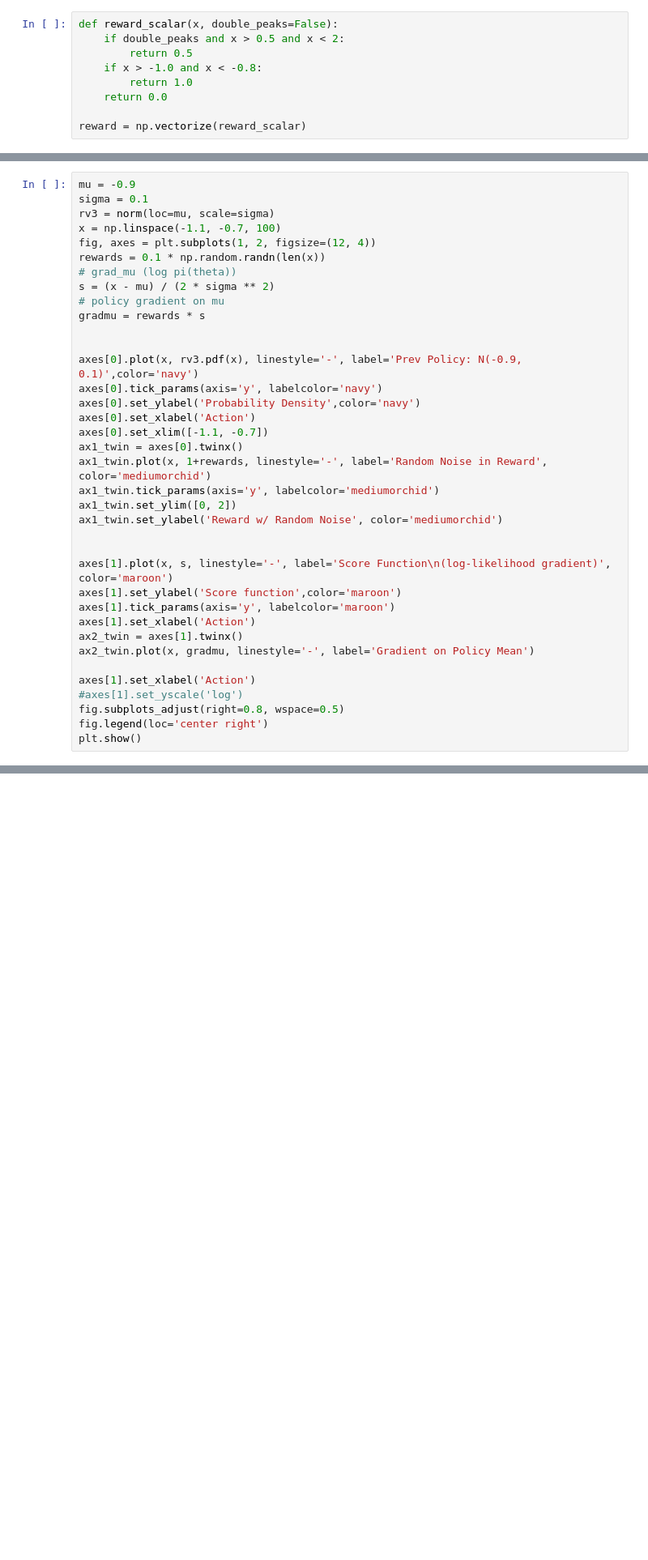
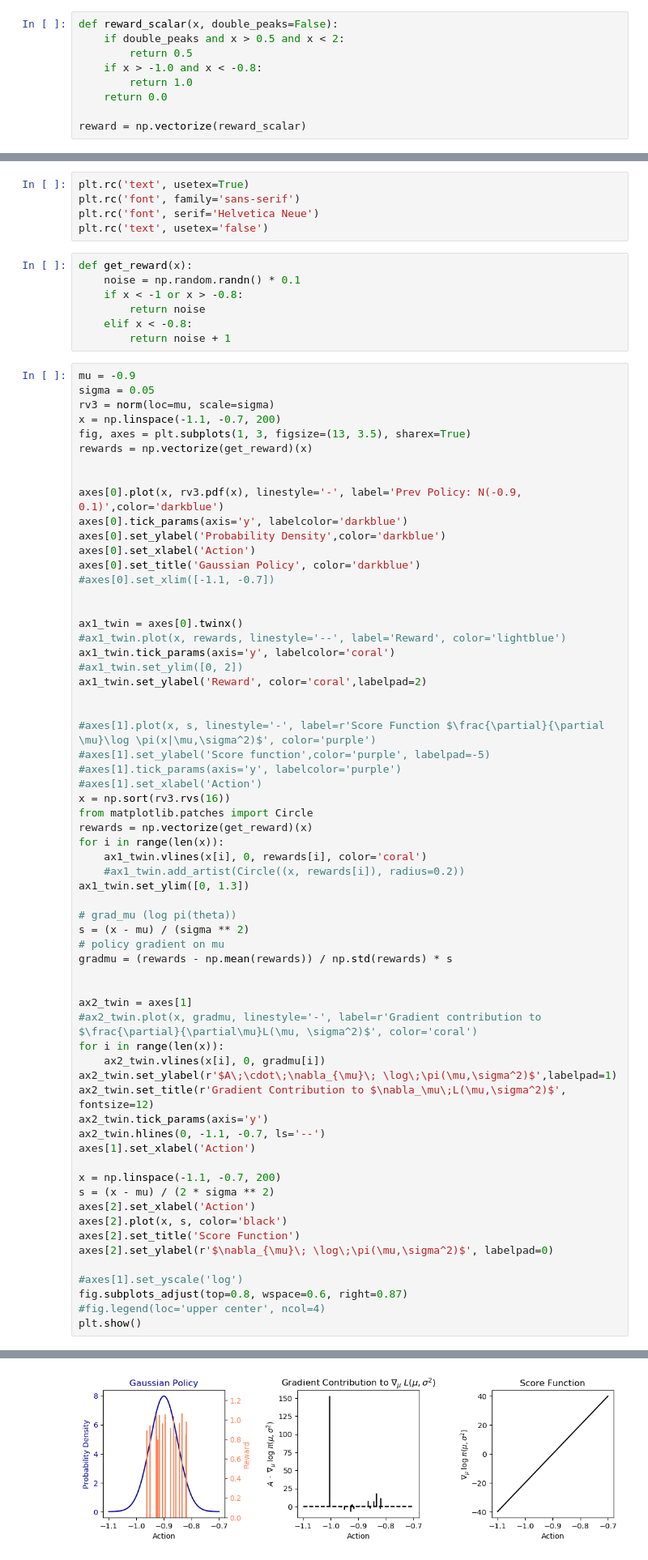
Before and after one commit to chloechsu/code-for-paper, a Jupyter notebook: analysis/Mixture Distribution Visualization.ipynb, the cells around one changed output, grey strips where cells are left out. Shown at 81% size. Cells and saved outputs as stored; diff of their text form; blank space fills up the shorter version.

```diff
--- a/analysis/Mixture Distribution Visualization.ipynb
+++ b/analysis/Mixture Distribution Visualization.ipynb
@@ -43,38 +41,76 @@ plt.rc('text', usetex=True)
+# %%
+plt.rc('text', usetex=True)
+plt.rc('font', family='sans-serif')
+plt.rc('font', serif='Helvetica Neue')
+plt.rc('text', usetex='false')
+# %%
+def get_reward(x):
+    noise = np.random.randn() * 0.1
+    if x < -1 or x > -0.8:
+        return noise
+    elif x < -0.8:
+        return noise + 1
 # %%
 mu = -0.9
-sigma = 0.1
+sigma = 0.05
 rv3 = norm(loc=mu, scale=sigma)
-x = np.linspace(-1.1, -0.7, 100)
-fig, axes = plt.subplots(1, 2, figsize=(12, 4))
-rewards = 0.1 * np.random.randn(len(x))
-# grad_mu (log pi(theta))
-s = (x - mu) / (2 * sigma ** 2)
-# policy gradient on mu
-gradmu = rewards * s
+x = np.linspace(-1.1, -0.7, 200)
+fig, axes = plt.subplots(1, 3, figsize=(13, 3.5), sharex=True)
+rewards = np.vectorize(get_reward)(x)
 
 
-axes[0].plot(x, rv3.pdf(x), linestyle='-', label='Prev Policy: N(-0.9, 0.1)',color='navy')
-axes[0].tick_params(axis='y', labelcolor='navy')
-axes[0].set_ylabel('Probability Density',color='navy')
+axes[0].plot(x, rv3.pdf(x), linestyle='-', label='Prev Policy: N(-0.9, 0.1)',color='darkblue')
+axes[0].tick_params(axis='y', labelcolor='darkblue')
+axes[0].set_ylabel('Probability Density',color='darkblue')
 axes[0].set_xlabel('Action')
-axes[0].set_xlim([-1.1, -0.7])
-ax1_twin = axes[0].twinx()
-ax1_twin.plot(x, 1+rewards, linestyle='-', label='Random Noise in Reward', color='mediumorchid')
-ax1_twin.tick_params(axis='y', labelcolor='mediumorchid')
-ax1_twin.set_ylim([0, 2])
-ax1_twin.set_ylabel('Reward w/ Random Noise', color='mediumorchid')
+axes[0].set_title('Gaussian Policy', color='darkblue')
+#axes[0].set_xlim([-1.1, -0.7])
 
 
-axes[1].plot(x, s, linestyle='-', label='Score Function\n(log-likelihood gradient)', color='maroon')
-axes[1].set_ylabel('Score function',color='maroon')
-axes[1].tick_params(axis='y', labelcolor='maroon')
+ax1_twin = axes[0].twinx()
+#ax1_twin.plot(x, rewards, linestyle='--', label='Reward', color='lightblue')
+ax1_twin.tick_params(axis='y', labelcolor='coral')
+#ax1_twin.set_ylim([0, 2])
+ax1_twin.set_ylabel('Reward', color='coral',labelpad=2)
+
+
+#axes[1].plot(x, s, linestyle='-', label=r'Score Function $\frac{\partial}{\partial \mu}\log \pi(x|\mu,\sigma^2)$', color='purple')
+#axes[1].set_ylabel('Score function',color='purple', labelpad=-5)
+#axes[1].tick_params(axis='y', labelcolor='purple')
+#axes[1].set_xlabel('Action')
+x = np.sort(rv3.rvs(16))
+from matplotlib.patches import Circle
+rewards = np.vectorize(get_reward)(x)
+for i in range(len(x)):
+    ax1_twin.vlines(x[i], 0, rewards[i], color='coral')
+    #ax1_twin.add_artist(Circle((x, rewards[i]), radius=0.2))
+ax1_twin.set_ylim([0, 1.3])
+
+# grad_mu (log pi(theta))
+s = (x - mu) / (sigma ** 2)
+# policy gradient on mu
+gradmu = (rewards - np.mean(rewards)) / np.std(rewards) * s
+
+
+ax2_twin = axes[1]
+#ax2_twin.plot(x, gradmu, linestyle='-', label=r'Gradient contribution to $\frac{\partial}{\partial\mu}L(\mu, \sigma^2)$', color='coral')
+for i in range(len(x)):
+    ax2_twin.vlines(x[i], 0, gradmu[i])
+ax2_twin.set_ylabel(r'$A\;\cdot\;\nabla_{\mu}\; \log\;\pi(\mu,\sigma^2)$',labelpad=1)
+ax2_twin.set_title(r'Gradient Contribution to $\nabla_\mu\;L(\mu,\sigma^2)$', fontsize=12)
+ax2_twin.tick_params(axis='y')
+ax2_twin.hlines(0, -1.1, -0.7, ls='--')
 axes[1].set_xlabel('Action')
-ax2_twin = axes[1].twinx()
-ax2_twin.plot(x, gradmu, linestyle='-', label='Gradient on Policy Mean')
 
-axes[1].set_xlabel('Action')
+x = np.linspace(-1.1, -0.7, 200)
+s = (x - mu) / (2 * sigma ** 2)
+axes[2].set_xlabel('Action')
+axes[2].plot(x, s, color='black')
+axes[2].set_title('Score Function')
+axes[2].set_ylabel(r'$\nabla_{\mu}\; \log\;\pi(\mu,\sigma^2)$', labelpad=0)
+
 #axes[1].set_yscale('log')
-fig.subplots_adjust(right=0.8, wspace=0.5)
-fig.legend(loc='center right')
+fig.subplots_adjust(top=0.8, wspace=0.6, right=0.87)
+#fig.legend(loc='upper center', ncol=4)
 plt.show()
 # %% [output]
@@ -82,0 +117 @@ RuntimeError: Failed to process string with tex because latex could not be found
+[figure, added]
```
Also changed, not shown: parts of 5 cells of this notebook, 3 other files.
